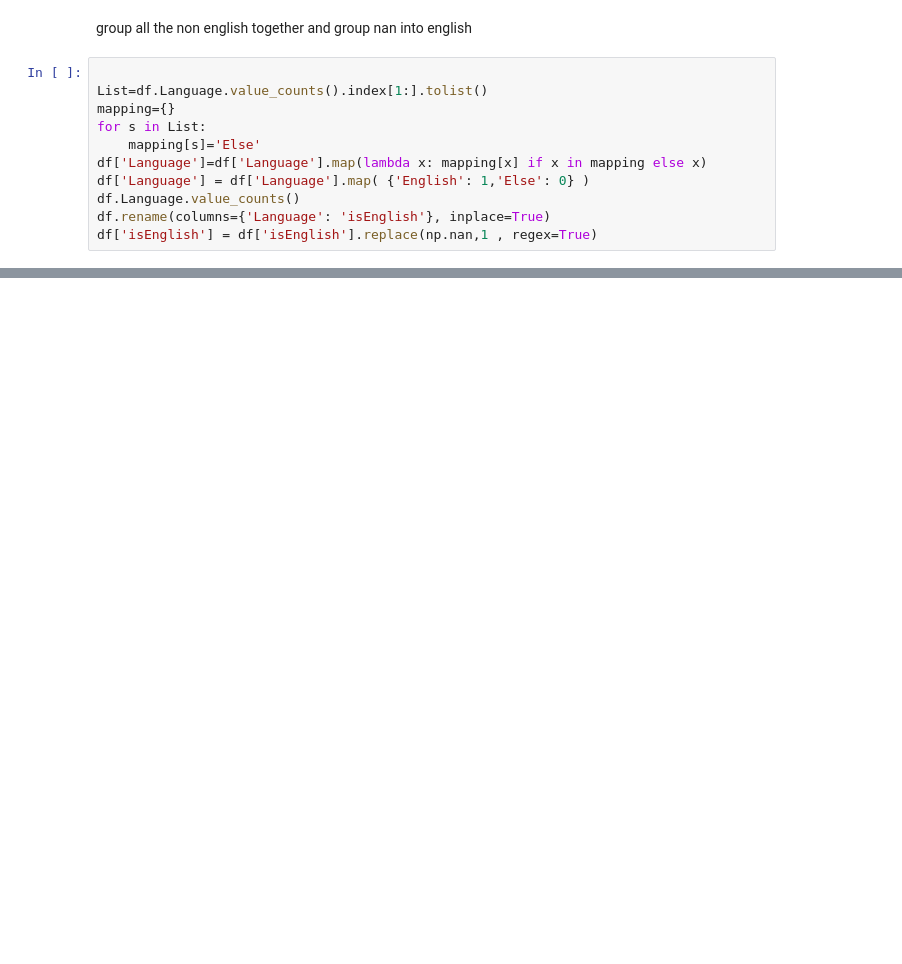
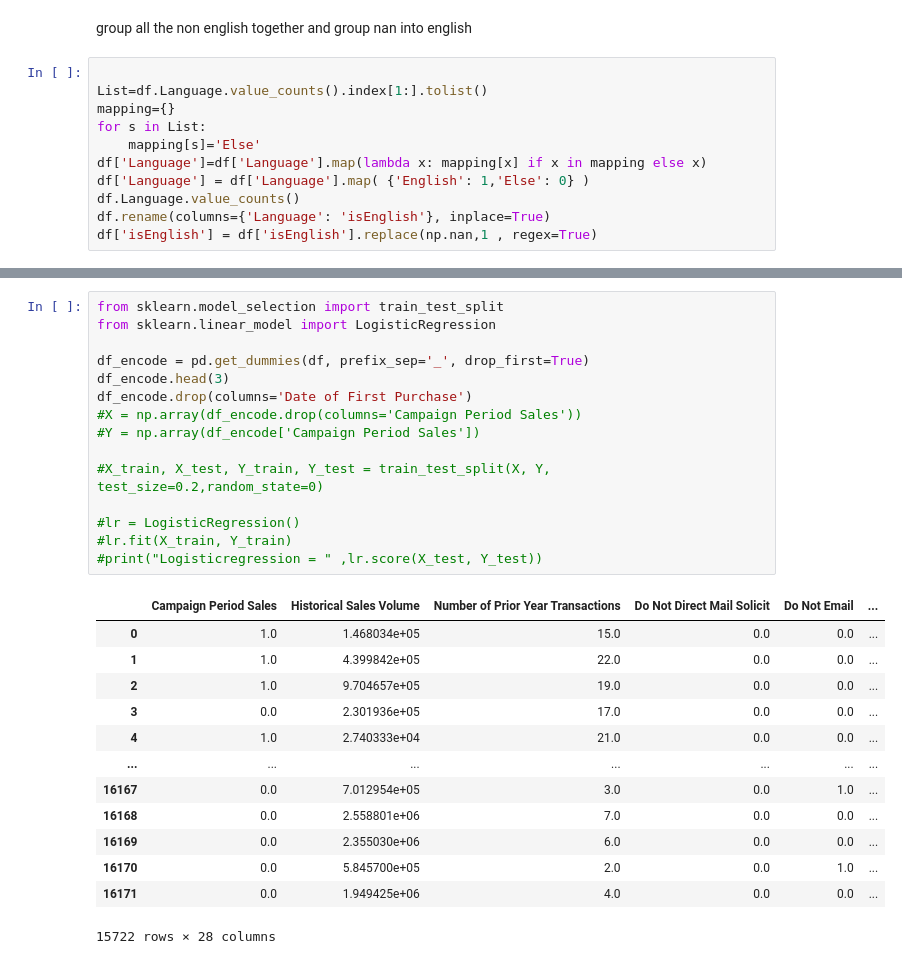
Before and after one commit to viffsi/Office_supply, a Jupyter notebook: office_supply.ipynb, the cells around one changed output, grey strips where cells are left out. Drawn from its saved outputs; the diff is of its cells as text; blank space fills up the shorter version.

```diff
--- a/office_supply.ipynb
+++ b/office_supply.ipynb
@@ -212,0 +503,29 @@ df.info()
+# %%
+from sklearn.model_selection import train_test_split
+from sklearn.linear_model import LogisticRegression
+
+df_encode = pd.get_dummies(df, prefix_sep='_', drop_first=True)
+df_encode.head(3)
+df_encode.drop(columns='Date of First Purchase')
+#X = np.array(df_encode.drop(columns='Campaign Period Sales'))
+#Y = np.array(df_encode['Campaign Period Sales'])
+
+#X_train, X_test, Y_train, Y_test = train_test_split(X, Y, test_size=0.2,random_state=0)
+
+#lr = LogisticRegression()
+#lr.fit(X_train, Y_train)
+#print("Logisticregression = " ,lr.score(X_test, Y_test))
+# %% [output]
+|  | Campaign Period Sales | Historical Sales Volume | Number of Prior Year Transactions | Do Not Direct Mail Solicit | Do Not Email | ... |
+| 0 | 1.0 | 1.468034e+05 | 15.0 | 0.0 | 0.0 | ... |
+| 1 | 1.0 | 4.399842e+05 | 22.0 | 0.0 | 0.0 | ... |
+| 2 | 1.0 | 9.704657e+05 | 19.0 | 0.0 | 0.0 | ... |
+| 3 | 0.0 | 2.301936e+05 | 17.0 | 0.0 | 0.0 | ... |
+| 4 | 1.0 | 2.740333e+04 | 21.0 | 0.0 | 0.0 | ... |
+| ... | ... | ... | ... | ... | ... | ... |
+| 16167 | 0.0 | 7.012954e+05 | 3.0 | 0.0 | 1.0 | ... |
+| 16168 | 0.0 | 2.558801e+06 | 7.0 | 0.0 | 0.0 | ... |
+| 16169 | 0.0 | 2.355030e+06 | 6.0 | 0.0 | 0.0 | ... |
+| 16170 | 0.0 | 5.845700e+05 | 2.0 | 0.0 | 1.0 | ... |
+| 16171 | 0.0 | 1.949425e+06 | 4.0 | 0.0 | 0.0 | ... |
+15722 rows × 28 columns
```
Also changed, not shown: parts of 50 cells of this notebook.
